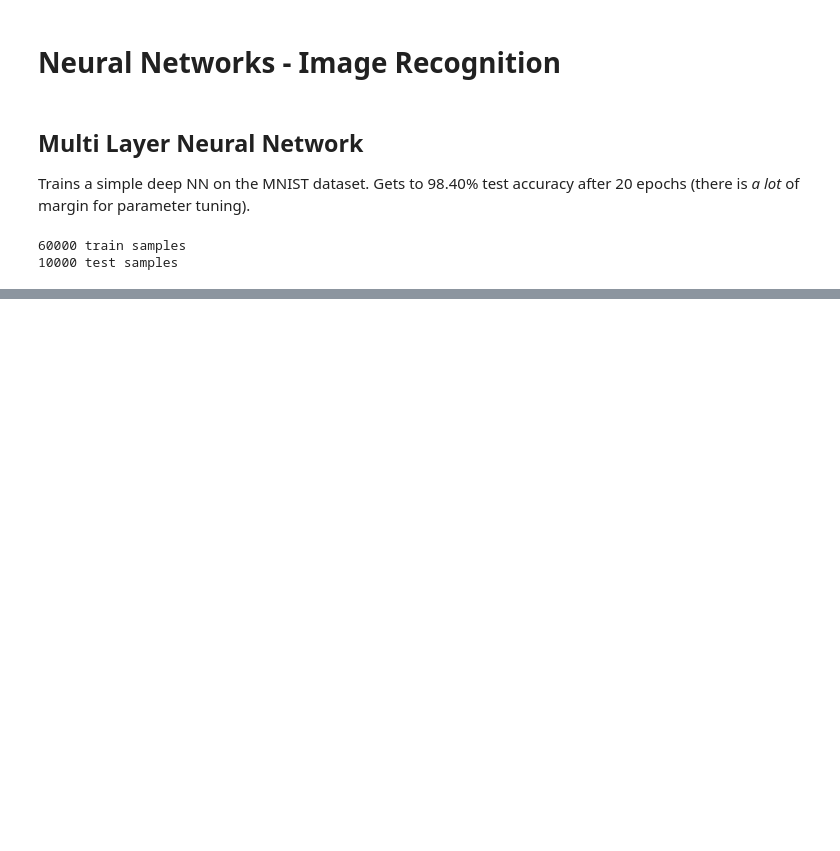
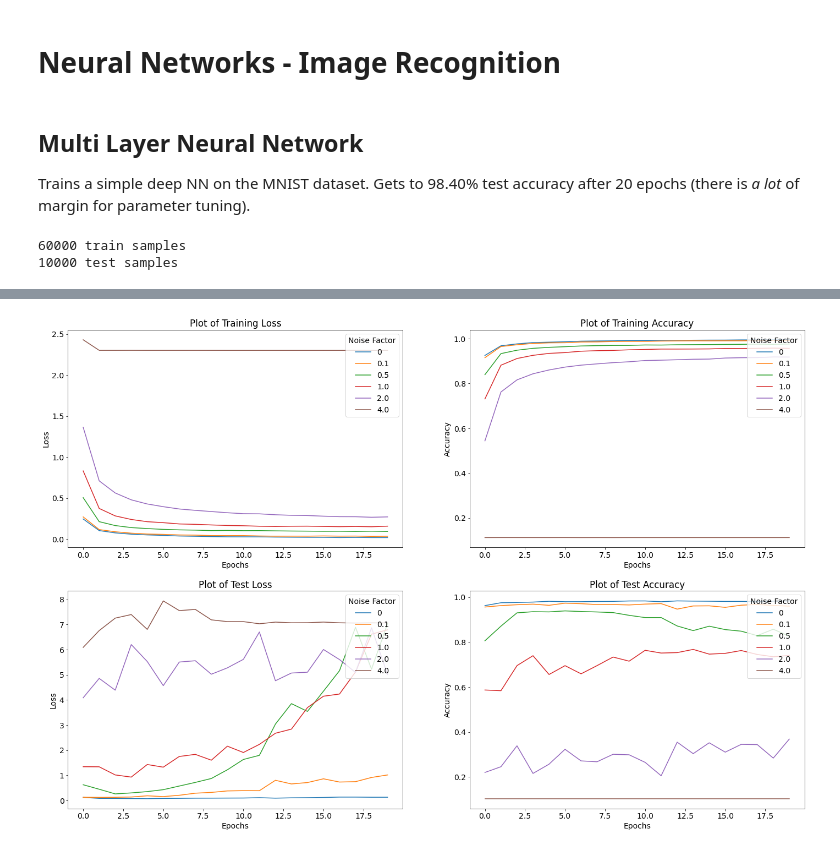
Before and after one commit to gdlevay/portfolio, a Jupyter notebook: mlnn/w10/asnmt_gdl_10.ipynb, the cells around one changed output, grey strips where cells are left out. Saved outputs shown, nothing was run; the diff lists cells and outputs as text; code cells hidden in the pictures; blank space fills up the shorter version.

```diff
--- a/mlnn/w10/asnmt_gdl_10.ipynb
+++ b/mlnn/w10/asnmt_gdl_10.ipynb
@@ -129,0 +229,28 @@ scales = []
+# %%
+fig, ax = plt.subplots(2,2)
+for i in range(len(scales)):
+    ax[0,0].plot(historys[i].history['loss'], label = scales[i])
+    ax[0,0].set_xlabel('Epochs')
+    ax[0,0].set_ylabel('Loss')
+    ax[0,0].legend(loc = "upper right", title = "Noise Factor")
+    ax[0,0].set_title("Plot of Training Loss")
+
+    ax[1,0].plot(historys[i].history['val_loss'], label = scales[i])
+    ax[1,0].set_xlabel('Epochs')
+    ax[1,0].set_ylabel('Loss')
+    ax[1,0].legend(loc = "upper right", title = "Noise Factor")
+    ax[1,0].set_title("Plot of Test Loss")
+
+    ax[0,1].plot(historys[i].history['accuracy'], label = scales[i])
+    ax[0,1].set_xlabel('Epochs')
+    ax[0,1].set_ylabel('Accuracy')
+    ax[0,1].legend(loc = "upper right", title = "Noise Factor")
+    ax[0,1].set_title("Plot of Training Accuracy")
+
+    ax[1,1].plot(historys[i].history['val_accuracy'], label = scales[i])
+    ax[1,1].set_xlabel('Epochs')
+    ax[1,1].set_ylabel('Accuracy')
+    ax[1,1].legend(loc = "upper right", title = "Noise Factor")
+    ax[1,1].set_title("Plot of Test Accuracy")
+# %% [output]
+[figure, added]
```
Also changed, not shown: parts of 5 cells of this notebook, 1 other file.
